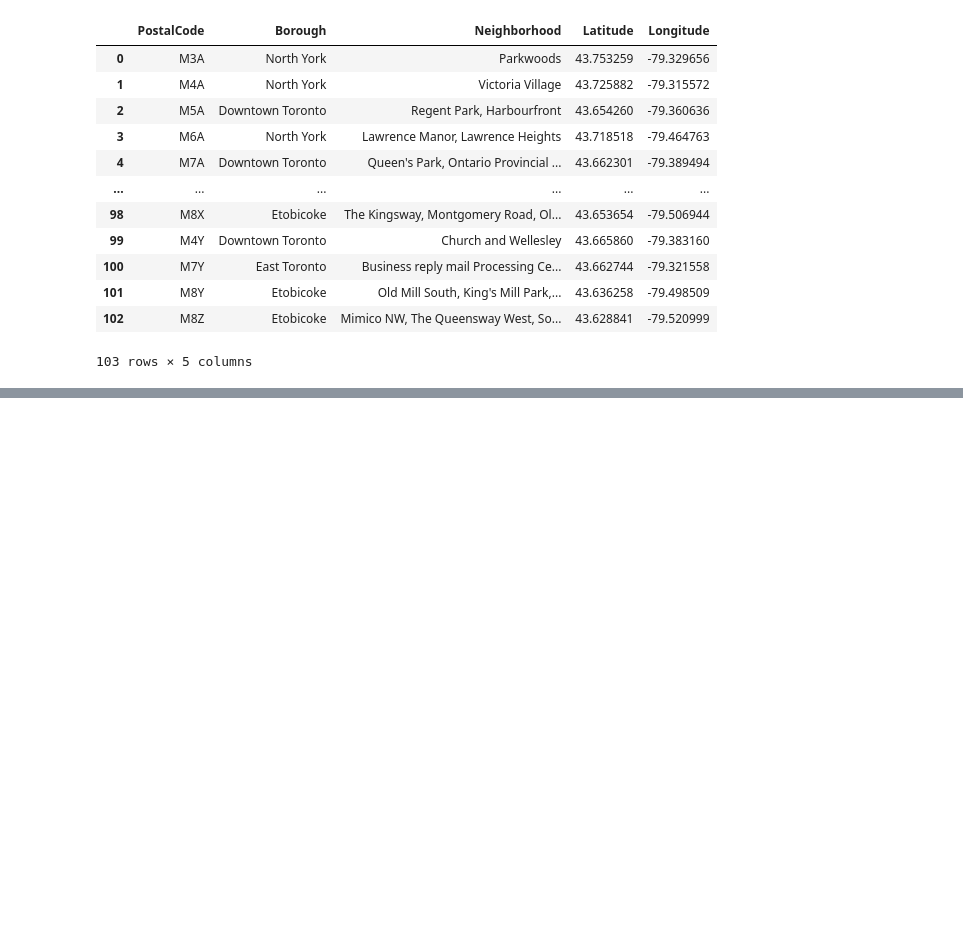
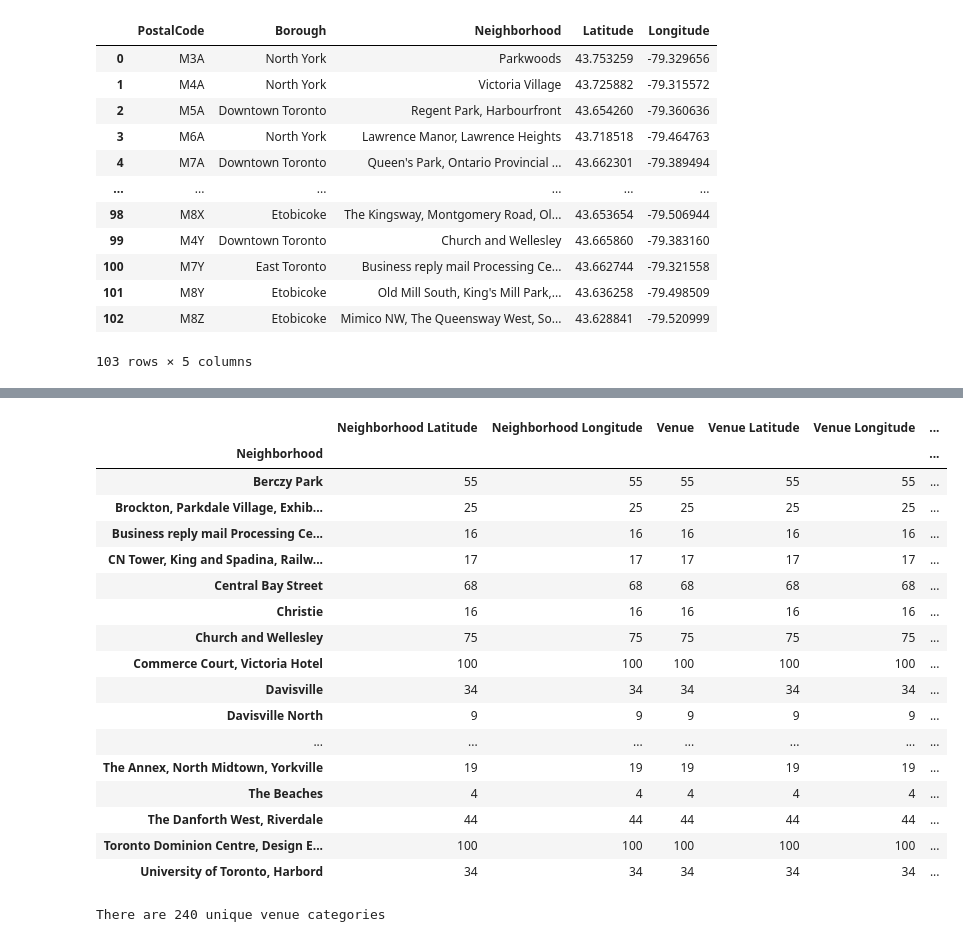
Before and after one commit to xiaolong89/coursera-capstone-project, a Jupyter notebook: Segmenting and Clustering Neighborhoods in Toronto.ipynb, the cells around one changed output, grey strips where cells are left out. Saved outputs shown, nothing was run; the diff lists cells and outputs as text; code cells hidden in the pictures; blank space fills up the shorter version.

Commit message:
Segmenting and Clustering Neighborhoods in Toronto Parts I, II, III

```diff
--- a/Segmenting and Clustering Neighborhoods in Toronto.ipynb
+++ b/Segmenting and Clustering Neighborhoods in Toronto.ipynb
@@ -117,0 +183,5 @@ updated_df
+# %%
+# create map of Toronto
+
+toronto_map = folium.Map(location=[latitude, longitude], zoom_start = 10)
+toronto_map
@@ -117,0 +245,27 @@ updated_df
+# %%
+# Discover category of each venue
+
+def category_type(row):
+    try:
+        categories_list = row['categories']
+    except:
+        categories_list = row['venue.categories']
+
+    if len(categories_list) == 0:
+        return None
+    else:
+        return categories_list[0]['name']
+# %%
+# clean JSON and convert to dataframe
+
+venues = results['response']['groups'][0]['items']
+nearby_venues = pd.json_normalize(venues)
+
+filtered_columns = ['venue.name', 'venue.categories', 'venue.location.lat', 'venue.location.lng']
+nearby_venues = nearby_venues.loc[:, filtered_columns]
+
+nearby_venues['venue.categories'] = nearby_venues.apply(category_type, axis=1)
+
+nearby_venues.columns = [col.split(".")[-1] for col in nearby_venues.columns]
+
+nearby_venues
@@ -117,0 +332,6 @@ updated_df
+# %%
+toronto_venues = nearbyVenues(names = toronto['Neighborhood'],
+                                   latitudes = toronto['Latitude'],
+                                   longitudes = toronto['Longitude']
+                                  )
+toronto_venues.head()
@@ -117,0 +345,29 @@ updated_df
+# %%
+# find number of venues for each neighborhood
+
+toronto_venues.groupby("Neighborhood").count()
+# %% [output]
+|  | Neighborhood Latitude | Neighborhood Longitude | Venue | Venue Latitude | Venue Longitude | ... |
+| Neighborhood |  |  |  |  |  | ... |
+| Berczy Park | 55 | 55 | 55 | 55 | 55 | ... |
+| Brockton, Parkdale Village, Exhib... | 25 | 25 | 25 | 25 | 25 | ... |
+| Business reply mail Processing Ce... | 16 | 16 | 16 | 16 | 16 | ... |
+| CN Tower, King and Spadina, Railw... | 17 | 17 | 17 | 17 | 17 | ... |
+| Central Bay Street | 68 | 68 | 68 | 68 | 68 | ... |
+| Christie | 16 | 16 | 16 | 16 | 16 | ... |
+| Church and Wellesley | 75 | 75 | 75 | 75 | 75 | ... |
+| Commerce Court, Victoria Hotel | 100 | 100 | 100 | 100 | 100 | ... |
+| Davisville | 34 | 34 | 34 | 34 | 34 | ... |
+| Davisville North | 9 | 9 | 9 | 9 | 9 | ... |
+| ... | ... | ... | ... | ... | ... | ... |
+| The Annex, North Midtown, Yorkville | 19 | 19 | 19 | 19 | 19 | ... |
+| The Beaches | 4 | 4 | 4 | 4 | 4 | ... |
+| The Danforth West, Riverdale | 44 | 44 | 44 | 44 | 44 | ... |
+| Toronto Dominion Centre, Design E... | 100 | 100 | 100 | 100 | 100 | ... |
+| University of Toronto, Harbord | 34 | 34 | 34 | 34 | 34 | ... |
+# %%
+# number of unique categories from all venues
+
+print("There are {} unique venue categories".format(len(toronto_venues["Venue Category"].unique())))
+# %% [output]
+There are 240 unique venue categories
```
Also changed, not shown: parts of 30 cells of this notebook.
